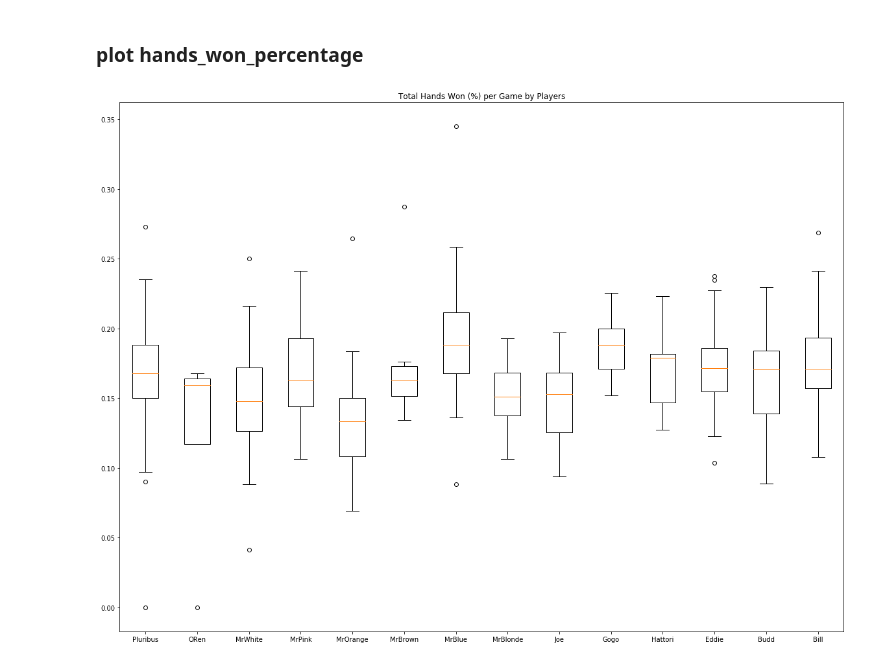
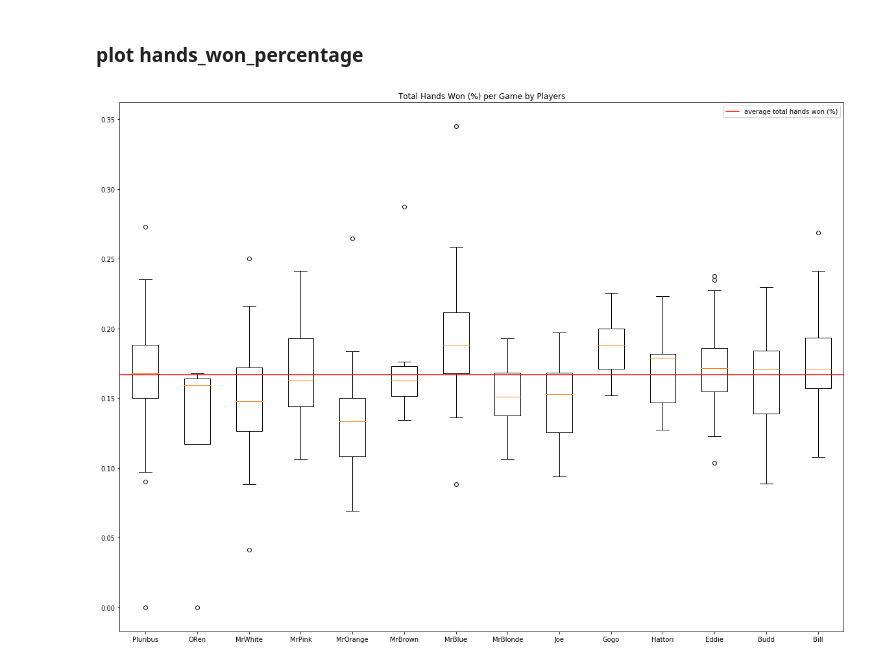
Before and after one commit to CinnyLin/IAI, a Jupyter notebook: cinny/player_boxplot.ipynb, the cells around one changed output. Cells and saved outputs as stored; diff of their text form; code cells hidden in the pictures.

Commit message:
annotate charts

```diff
--- a/cinny/player_boxplot.ipynb
+++ b/cinny/player_boxplot.ipynb
@@ -93,8 +95,10 @@ for player in players:
 # %%
 plt.figure(figsize=(20,15))
 plt.boxplot(hands_won_percentage_data)
 plt.xticks(np.arange(1,15),players)
+plt.axhline(y=1/6, c='r', label='average total hands won (%)')
+plt.legend()
 plt.title('Total Hands Won (%) per Game by Players')
-plt.savefig(f'player_boxplots/hands_won_percent.png')
+plt.savefig(f'player_boxplot/hands_won_percent.png')
 # %% [output]
-[figure, old version]
+[figure, new version]
```
Also changed, not shown: parts of 2 cells of this notebook, 1 other file.
